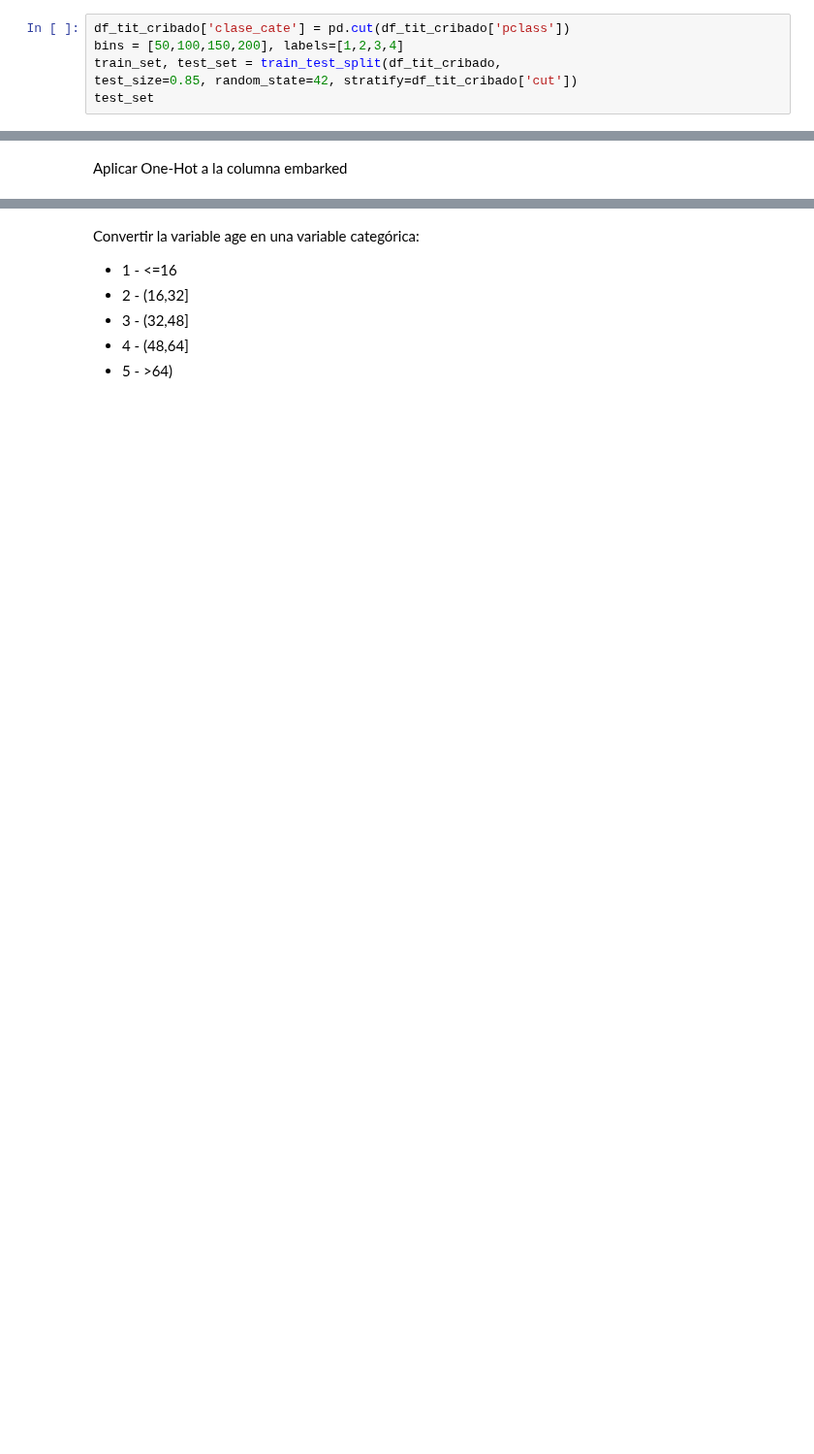
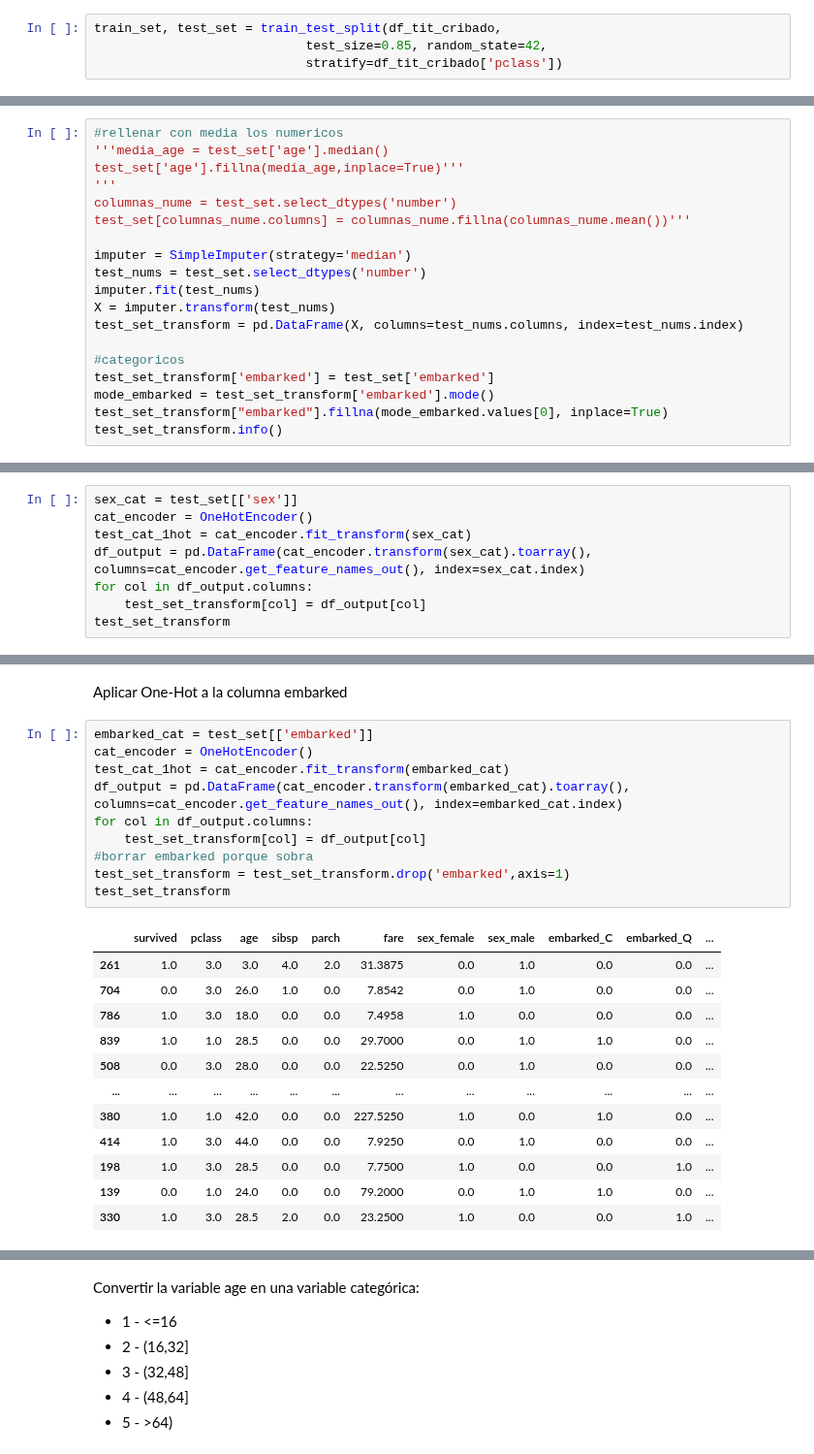
Before and after one commit to Elena2332/iabd, a Jupyter notebook: ia/sapa/2_4Ejercicios.ipynb, the cells around one changed output, grey strips where cells are left out. Shown at 97% size. Drawn from its saved outputs; the diff is of its cells as text; blank space fills up the shorter version.

```diff
--- a/ia/sapa/2_4Ejercicios.ipynb
+++ b/ia/sapa/2_4Ejercicios.ipynb
@@ -340,8 +344,6 @@ g.map(sns.barplot, 'survived')
 # %% [markdown]
 Es hora de separar el conjunto de entrenamiento del conjunto de prueba (85% para el entrenamiento y haciendo un muestreo estratificado según la clase del billete, que parece que es una de las más correlacionada con la carracteristica survived y hay bastante más pasajeros de clase 3 que de clase 1 y2).
 # %%
-df_tit_cribado['clase_cate'] = pd.cut(df_tit_cribado['pclass'])
-bins = [50,100,150,200], labels=[1,2,3,4]
 train_set, test_set = train_test_split(df_tit_cribado,
-test_size=0.85, random_state=42, stratify=df_tit_cribado['cut'])
-test_set
+                            test_size=0.85, random_state=42,
+                            stratify=df_tit_cribado['pclass'])
@@ -397,2 +390,21 @@ Crea el atributo familia como suma de sibsp y parch y luego borra sibsp y parch
 # %% [markdown]
 Rellenamos los datos ausentes en el dataframe (lo hacemos para todas las columnas aunque ahora la mayoría no tiene datos ausentes, pero no sabemos como serán los datos si tenemos que volver a entrenar el modelo)
+# %%
+#rellenar con media los numericos
+'''media_age = test_set['age'].median()
+test_set['age'].fillna(media_age,inplace=True)'''
+'''
+columnas_nume = test_set.select_dtypes('number')
+test_set[columnas_nume.columns] = columnas_nume.fillna(columnas_nume.mean())'''
+
+imputer = SimpleImputer(strategy='median')
+test_nums = test_set.select_dtypes('number')
+imputer.fit(test_nums)
+X = imputer.transform(test_nums)
+test_set_transform = pd.DataFrame(X, columns=test_nums.columns, index=test_nums.index)
+
+#categoricos
+test_set_transform['embarked'] = test_set['embarked']
+mode_embarked = test_set_transform['embarked'].mode()
+test_set_transform["embarked"].fillna(mode_embarked.values[0], inplace=True)
+test_set_transform.info()
@@ -399,2 +426,10 @@ Rellenamos los datos ausentes en el dataframe (lo hacemos para todas las columna
 # %% [markdown]
 En el columna sex sustituir male por 0 y female por 1
+# %%
+sex_cat = test_set[['sex']]
+cat_encoder = OneHotEncoder()
+test_cat_1hot = cat_encoder.fit_transform(sex_cat)
+df_output = pd.DataFrame(cat_encoder.transform(sex_cat).toarray(), columns=cat_encoder.get_feature_names_out(), index=sex_cat.index)
+for col in df_output.columns:
+    test_set_transform[col] = df_output[col]
+test_set_transform
@@ -401,2 +450,25 @@ En el columna sex sustituir male por 0 y female por 1
 # %% [markdown]
 Aplicar One-Hot a la columna embarked
+# %%
+embarked_cat = test_set[['embarked']]
+cat_encoder = OneHotEncoder()
+test_cat_1hot = cat_encoder.fit_transform(embarked_cat)
+df_output = pd.DataFrame(cat_encoder.transform(embarked_cat).toarray(), columns=cat_encoder.get_feature_names_out(), index=embarked_cat.index)
+for col in df_output.columns:
+    test_set_transform[col] = df_output[col]
+#borrar embarked porque sobra
+test_set_transform = test_set_transform.drop('embarked',axis=1)
+test_set_transform
+# %% [output]
+|  | survived | pclass | age | sibsp | parch | fare | sex_female | sex_male | embarked_C | embarked_Q | ... |
+| 261 | 1.0 | 3.0 | 3.0 | 4.0 | 2.0 | 31.3875 | 0.0 | 1.0 | 0.0 | 0.0 | ... |
+| 704 | 0.0 | 3.0 | 26.0 | 1.0 | 0.0 | 7.8542 | 0.0 | 1.0 | 0.0 | 0.0 | ... |
+| 786 | 1.0 | 3.0 | 18.0 | 0.0 | 0.0 | 7.4958 | 1.0 | 0.0 | 0.0 | 0.0 | ... |
+| 839 | 1.0 | 1.0 | 28.5 | 0.0 | 0.0 | 29.7000 | 0.0 | 1.0 | 1.0 | 0.0 | ... |
+| 508 | 0.0 | 3.0 | 28.0 | 0.0 | 0.0 | 22.5250 | 0.0 | 1.0 | 0.0 | 0.0 | ... |
+| ... | ... | ... | ... | ... | ... | ... | ... | ... | ... | ... | ... |
+| 380 | 1.0 | 1.0 | 42.0 | 0.0 | 0.0 | 227.5250 | 1.0 | 0.0 | 1.0 | 0.0 | ... |
+| 414 | 1.0 | 3.0 | 44.0 | 0.0 | 0.0 | 7.9250 | 0.0 | 1.0 | 0.0 | 0.0 | ... |
+| 198 | 1.0 | 3.0 | 28.5 | 0.0 | 0.0 | 7.7500 | 1.0 | 0.0 | 0.0 | 1.0 | ... |
+| 139 | 0.0 | 1.0 | 24.0 | 0.0 | 0.0 | 79.2000 | 0.0 | 1.0 | 1.0 | 0.0 | ... |
+| 330 | 1.0 | 3.0 | 28.5 | 2.0 | 0.0 | 23.2500 | 1.0 | 0.0 | 0.0 | 1.0 | ... |
```
Also changed, not shown: parts of 11 cells of this notebook, 1 other file.
